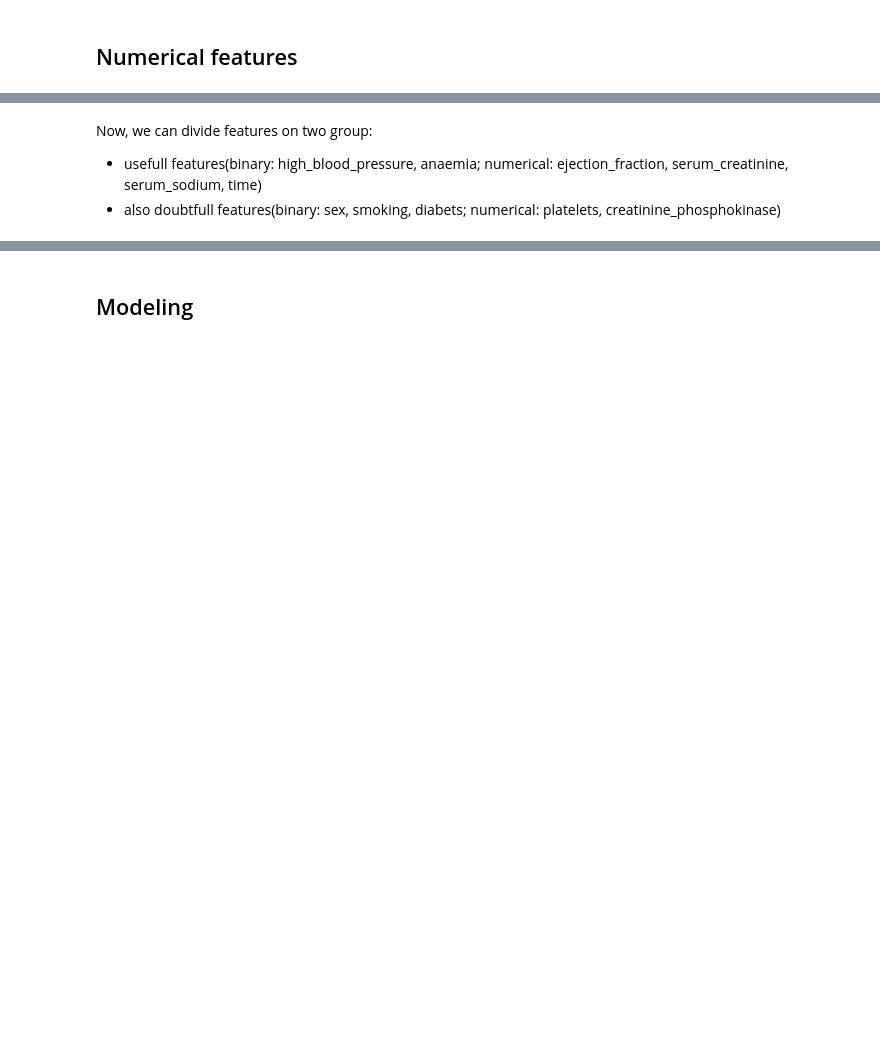
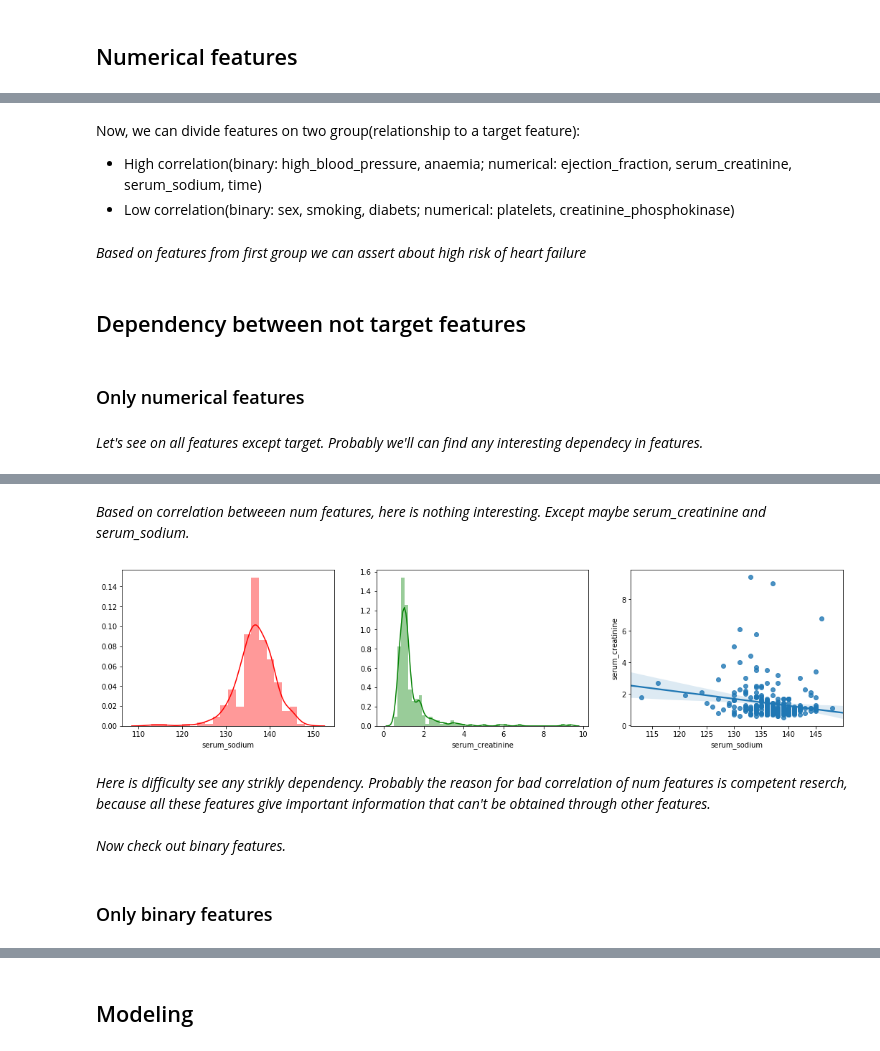
Before and after one commit to CheremGS/Repository_for_kaggle, a Jupyter notebook: Heart_failure/Heart_fail_notebook.ipynb, the cells around one changed output, grey strips where cells are left out. Cells and saved outputs as stored; diff of their text form; code cells hidden in the pictures; blank space fills up the shorter version.

Commit message:
Update heart failure

```diff
--- a/Heart_failure/Heart_fail_notebook.ipynb
+++ b/Heart_failure/Heart_fail_notebook.ipynb
@@ -223,2 +267,14 @@ Correlation (difference between expectations of two class): -1.1267844782642702
+# %% [markdown]
+Now, we can divide features on two group(relationship to a target feature):
+* High correlation(binary: high_blood_pressure, anaemia; numerical: ejection_fraction, serum_creatinine, serum_sodium, time)
+* Low correlation(binary: sex, smoking, diabets; numerical: platelets, creatinine_phosphokinase)
+# %% [markdown]
+<i>Based on features from first group we can assert about high risk of heart failure
+# %% [markdown]
+## Dependency between not target features
+# %% [markdown]
+### Only numerical features
+# %% [markdown]
+<i>Let's see on all features except target. Probably we'll can find any interesting dependecy in features.
 # %%
 # table of pair correlations
@@ -231,7 +287,24 @@ df[['creatinine_phosphokinase', 'ejection_fraction', 'platelets', 'serum_creatin
 | serum_creatinine | -0.016408 | -0.011302 | -0.041198 | 1.000000 | -0.189095 | -0.149315 |
 | serum_sodium | 0.059550 | 0.175902 | 0.062125 | -0.189095 | 1.000000 | 0.087640 |
 | time | -0.009346 | 0.041729 | 0.010514 | -0.149315 | 0.087640 | 1.000000 |
-# %% [markdown]
-Now, we can divide features on two group:
-* usefull features(binary: high_blood_pressure, anaemia; numerical: ejection_fraction, serum_creatinine, serum_sodium, time)
-* also doubtfull features(binary: sex, smoking, diabets; numerical: platelets, creatinine_phosphokinase)
+# %% [markdown]
+<i>Based on correlation betweeen num features, here is nothing interesting. Except maybe serum_creatinine and serum_sodium.
+# %%
+plt.figure(figsize = (18, 4))
+subplot(1, 3, 1)
+sns.distplot(df.serum_sodium, color = 'red')
+
+subplot(1, 3, 2)
+sns.distplot(df.serum_creatinine, color = 'green')
+
+subplot(1, 3, 3)
+sns.regplot(df.serum_sodium, df.serum_creatinine)
+plt.show()
+# %% [output]
+[figure, added]
+# %% [markdown]
+<i>Here is difficulty see any strikly dependency.
+Probably the reason for bad correlation of num features is competent reserch, because all these features give important information that can't be obtained through other features.<br>
+Now check out binary features.
+# %% [markdown]
+### Only binary features
```
Also changed, not shown: parts of 23 cells of this notebook.
